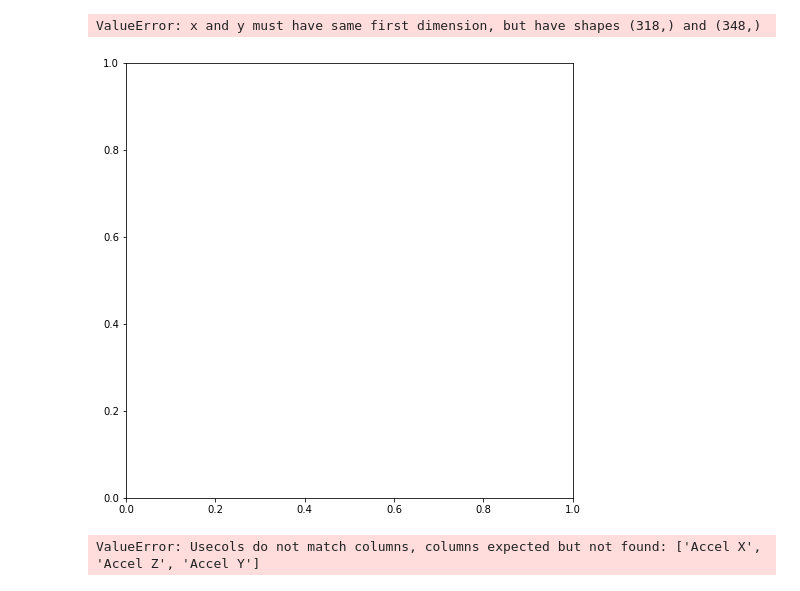
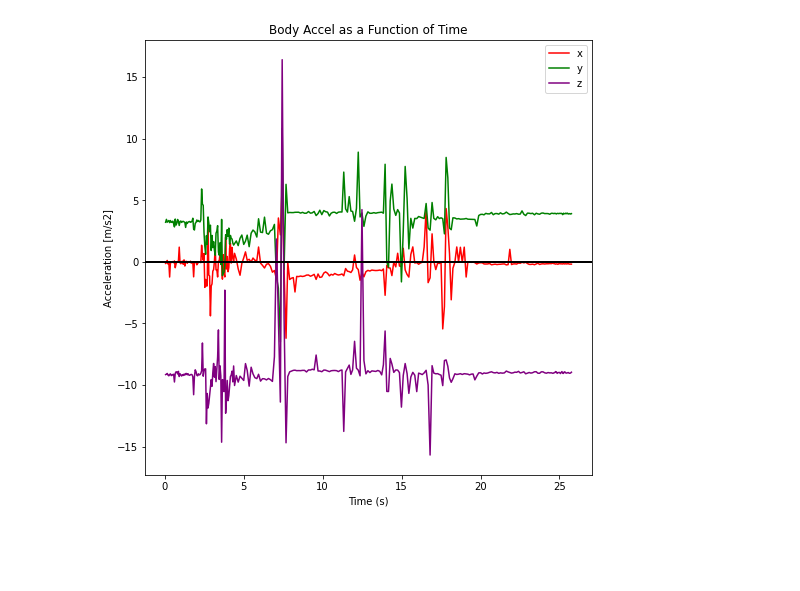
Before and after one commit to VADL-2022/IMU_VV, a Jupyter notebook: 04_IMU_Testing/alternatives/LSM_IMU_InLabTesting.ipynb, the cells around one changed output. Cells and saved outputs as stored; diff of their text form; code cells hidden in the pictures; blank space fills up the shorter version.

```diff
--- a/04_IMU_Testing/alternatives/LSM_IMU_InLabTesting.ipynb
+++ b/04_IMU_Testing/alternatives/LSM_IMU_InLabTesting.ipynb
@@ -162,27 +118,27 @@ KeyError: 'Rate X'
+# %%
+################## DATA FRAME ##################
+datafile = 'LSM_drop_calibrated.csv'
+fields = ['Accel X', 'Accel Y', 'Accel Z', 'Gyro X', 'Gyro Y', 'Gyro Z', 'Time']
+df = pd.read_csv(datafile, header=None)
+df.columns = fields
+
+################## INIT VECTORS ##################
+tdata = df['Time']
 # %%
-################## DATA FRAME ##################
-datafile = 'LSM_LOG_20220218-140401.csv'
-df = pd.read_csv(datafile, skipinitialspace=True, usecols=fields)
-
-################## INIT VECTORS ##################
-tdata = np.linspace(0, 318/208, 318)
-L = tdata.shape[0]
-
-ax_vn = df['Accel X']* 4.0 / 32768.0
-ay_vn = df['Accel Y']* 4.0 / 32768.0
-az_vn = df['Accel Z']* 4.0 / 32768.0
+ax = df['Accel X']
+ay = df['Accel Y']
+az = df['Accel Z']
 
 fig1 = plt.figure(1, figsize=(8,8))
-ax = plt.subplot(111)
-l2 = ax.plot(tdata, ax_vn, color='red', label='x')
-l3 = ax.plot(tdata, ay_vn, color='green', label='y')
-l4 = ax.plot(tdata, az_vn, color='purple', label='z')
+axe = plt.subplot(111)
+l2 = axe.plot(tdata, ax, color='red', label='x')
+l3 = axe.plot(tdata, ay, color='green', label='y')
+l4 = axe.plot(tdata, az, color='purple', label='z')
 l5 = plt.axhline(y=0, color='black', linewidth=2)
-ax.set_title("Body Accel From VN")
-ax.set_xlabel('Time (s)')
-ax.set_ylabel("Acceleration [m/s2]")
-ax.legend()
+axe.set_title("Body Accel as a Function of Time")
+axe.set_xlabel('Time (s)')
+axe.set_ylabel("Acceleration [m/s2]")
+axe.legend()
 plt.show()
 # %% [output]
-ValueError: x and y must have same first dimension, but have shapes (318,) and (348,)
-[figure, old version]
+[figure, new version]
@@ -237,26 +144,0 @@ plt.show()
-# %%
-################## DATA FRAME ##################
-datafile = 'LSM_LOG_20220218-160852.csv'
-df = pd.read_csv(datafile, skipinitialspace=True, usecols=fields)
-
-################## INIT VECTORS ##################
-tdata = np.linspace(0, 318/208, 318)
-L = tdata.shape[0]
-
-ax_vn = df['Accel X']* 4.0 / 32768.0
-ay_vn = df['Accel Y']* 4.0 / 32768.0
-az_vn = df['Accel Z']* 4.0 / 32768.0
-
-fig1 = plt.figure(1, figsize=(8,8))
-ax = plt.subplot(111)
-l2 = ax.plot(tdata, ax_vn, color='red', label='x')
-l3 = ax.plot(tdata, ay_vn, color='green', label='y')
-l4 = ax.plot(tdata, az_vn, color='purple', label='z')
-l5 = plt.axhline(y=0, color='black', linewidth=2)
-ax.set_title("Body Accel From VN")
-ax.set_xlabel('Time (s)')
-ax.set_ylabel("Acceleration [m/s2]")
-ax.legend()
-plt.show()
-# %% [output]
-ValueError: Usecols do not match columns, columns expected but not found: ['Accel X', 'Accel Z', 'Accel Y']
```
Also changed, not shown: parts of 21 cells of this notebook, 2 other files.
